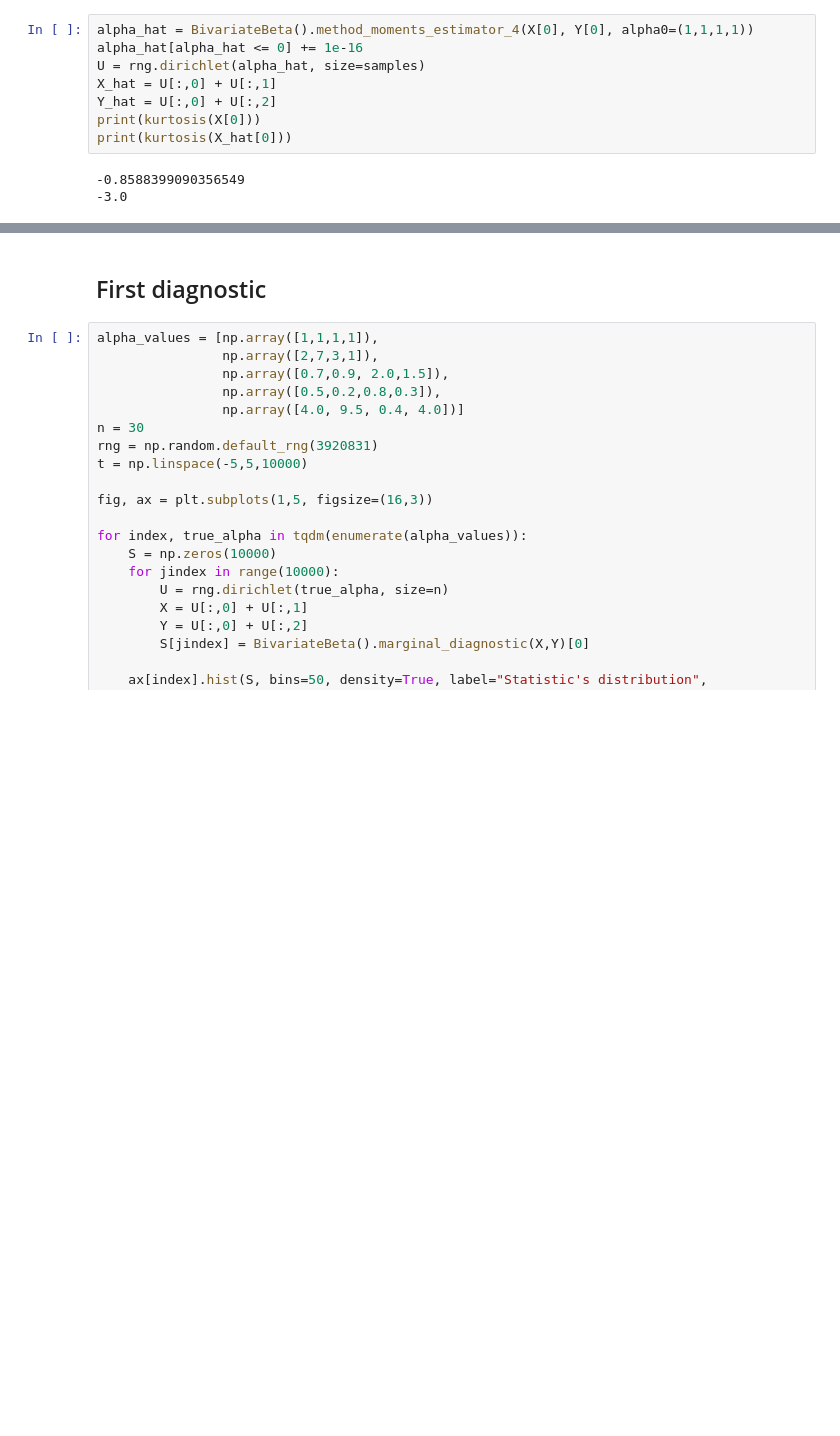
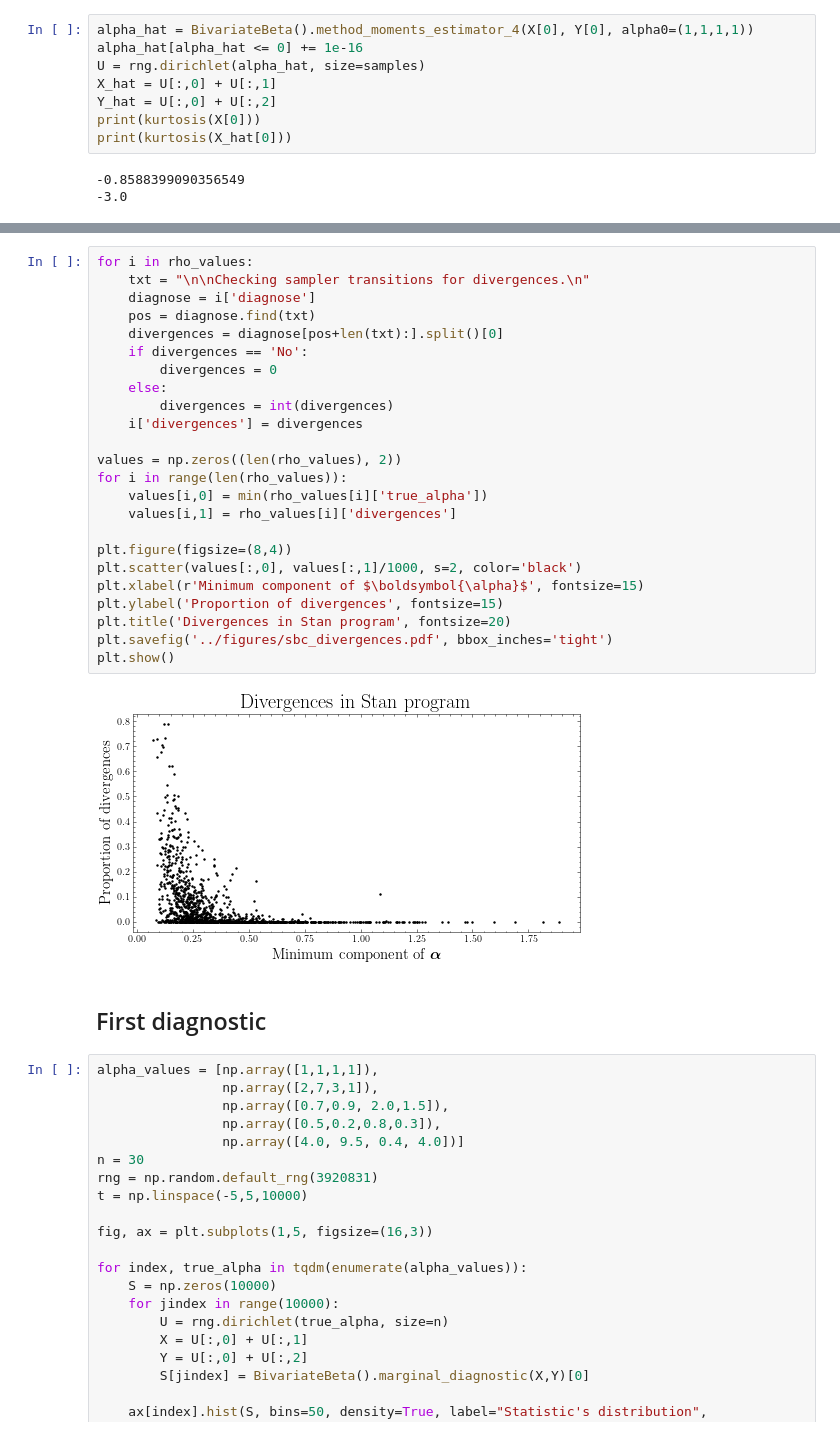
Before and after one commit to lucasmoschen/bivariate-beta, a Jupyter notebook: notebooks/images_paper.ipynb, the cells around one changed output, grey strips where cells are left out. Cells and saved outputs as stored; diff of their text form; blank space fills up the shorter version.

```diff
--- a/notebooks/images_paper.ipynb
+++ b/notebooks/images_paper.ipynb
@@ -471,3 +499,29 @@ print(kurtosis(X_hat[0]))
+# %%
+for i in rho_values:
+    txt = "\n\nChecking sampler transitions for divergences.\n"
+    diagnose = i['diagnose']
+    pos = diagnose.find(txt)
+    divergences = diagnose[pos+len(txt):].split()[0]
+    if divergences == 'No':
+        divergences = 0
+    else:
+        divergences = int(divergences)
+    i['divergences'] = divergences
+
+values = np.zeros((len(rho_values), 2))
+for i in range(len(rho_values)):
+    values[i,0] = min(rho_values[i]['true_alpha'])
+    values[i,1] = rho_values[i]['divergences']
+
+plt.figure(figsize=(8,4))
+plt.scatter(values[:,0], values[:,1]/1000, s=2, color='black')
+plt.xlabel(r'Minimum component of $\boldsymbol{\alpha}$', fontsize=15)
+plt.ylabel('Proportion of divergences', fontsize=15)
+plt.title('Divergences in Stan program', fontsize=20)
+plt.savefig('../figures/sbc_divergences.pdf', bbox_inches='tight')
+plt.show()
+# %% [output]
+[figure, added]
 # %% [markdown]
 ## First diagnostic
 # %%
```
Also changed, not shown: parts of 3 cells of this notebook, 5 other files.
